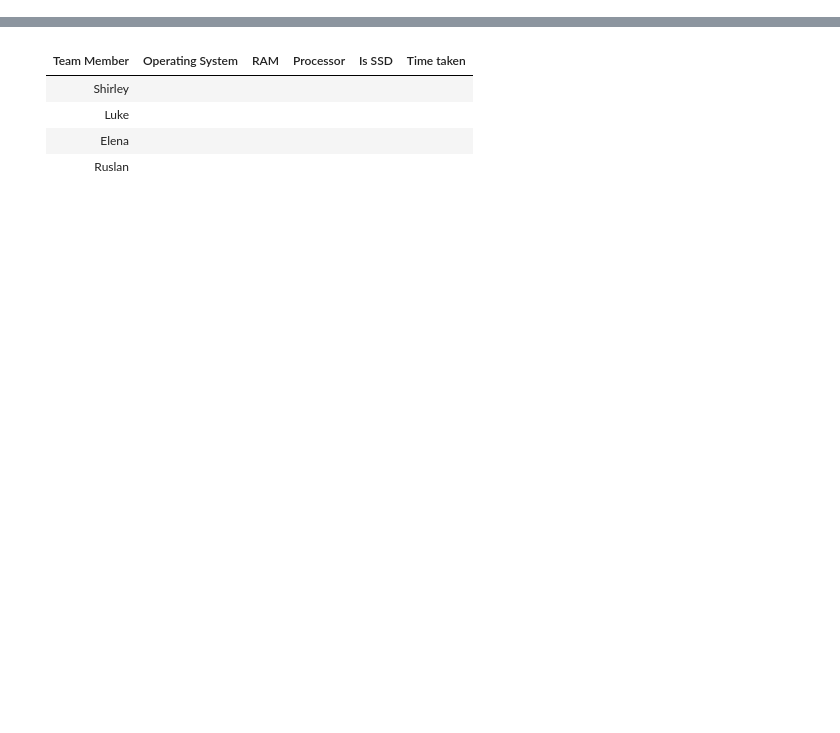
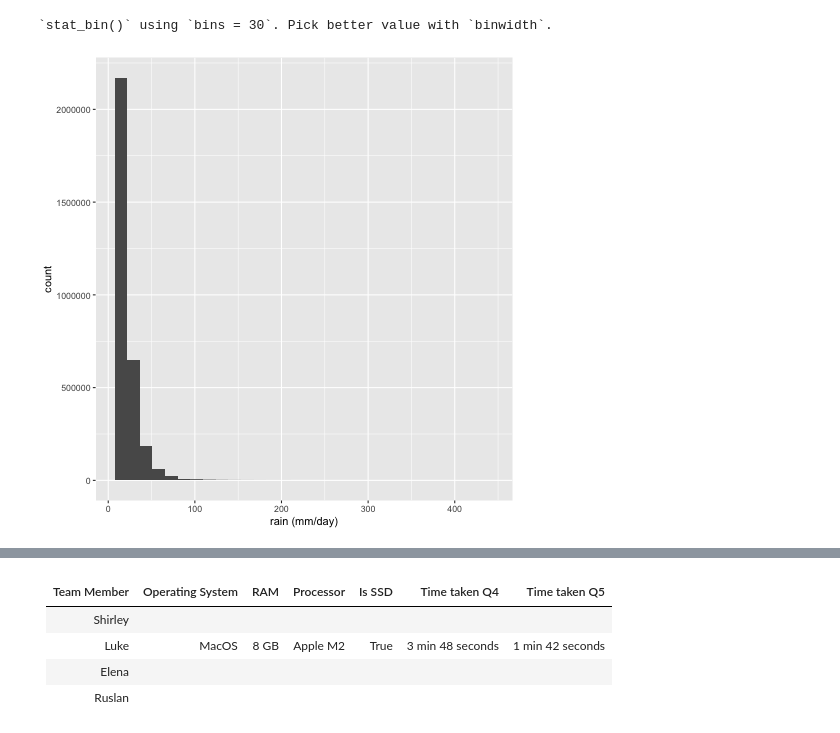
Before and after one commit to UBC-MDS/DSCI-525-Group-17, a Jupyter notebook: notebooks/milestone1.ipynb, the cells around one changed output, grey strips where cells are left out. Cells and saved outputs as stored; diff of their text form; code cells hidden in the pictures; blank space fills up the shorter version.

```diff
--- a/notebooks/milestone1.ipynb
+++ b/notebooks/milestone1.ipynb
@@ -70,0 +48,16 @@ IndexError: list index out of range
+# %%
+%%time
+counts = pd.Series(dtype=int)
+for chunk in pd.read_csv("data/combined_data.csv", chunksize=10_000_000):
+    chunk['time'] = pd.to_datetime(chunk['time'])
+    counts = counts.add(chunk[(chunk['time'] >=pd.to_datetime(2000)) & (chunk['rain (mm/day)'] >1)]["rain (mm/day)"].value_counts(), fill_value=0)
+print(counts.astype(int))
+# %%
+%%time
+# EDA
+count_rainy_days = pd.Series(dtype=int)
+for chunk in pd.read_csv("data/combined_data.csv", chunksize=10_000_000, usecols=["rain (mm/day)"]):
+    count_rainy_days = count_rainy_days.add(chunk[(chunk > 10)], fill_value=0)
+
+count_rainy_days = count_rainy_days.dropna()
+print((count_rainy_days))
@@ -70,0 +121,8 @@ IndexError: list index out of range
+# %%
+%%time
+%%R
+ggplot(count_rainy_days) +
+    geom_histogram(aes(x = `rain (mm/day)`))
+# %% [output]
+`stat_bin()` using `bins = 30`. Pick better value with `binwidth`.
+[figure, added]
@@ -71,7 +131,7 @@ IndexError: list index out of range
 # %% [markdown]
-| Team Member | Operating System | RAM | Processor | Is SSD | Time taken |
-|:-----------:|:----------------:|:---:|:---------:|:------:|:----------:|
-| Shirley    |                  |     |           |        |            |
-| Luke    |                  |     |           |        |            |
-| Elena    |                  |     |           |        |            |
-| Ruslan    |                  |     |           |        |            |
+| Team Member | Operating System | RAM | Processor | Is SSD | Time taken Q4|Time taken Q5|
+|:-----------:|:----------------:|:---:|:---------:|:------:|:----------:|:----------:|
+| Shirley    |                  |     |           |        |            |          |
+| Luke    |MacOS|8 GB|Apple M2|True|3 min 48 seconds|1 min 42 seconds|
+| Elena    |                  |     |           |        |            |          |
+| Ruslan    |                  |     |           |        |            |          |
```
Also changed, not shown: parts of 13 cells of this notebook.
